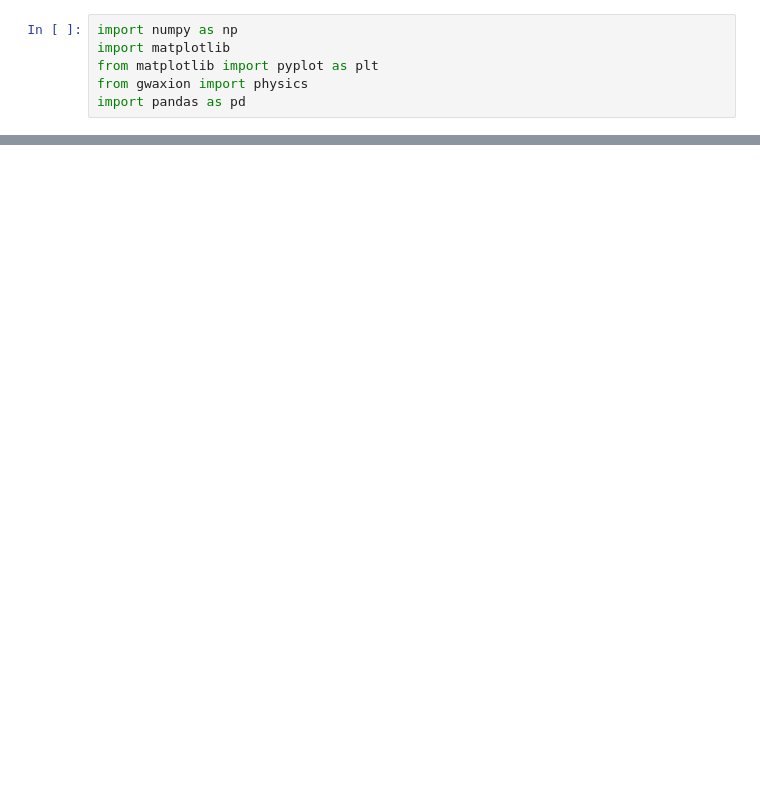
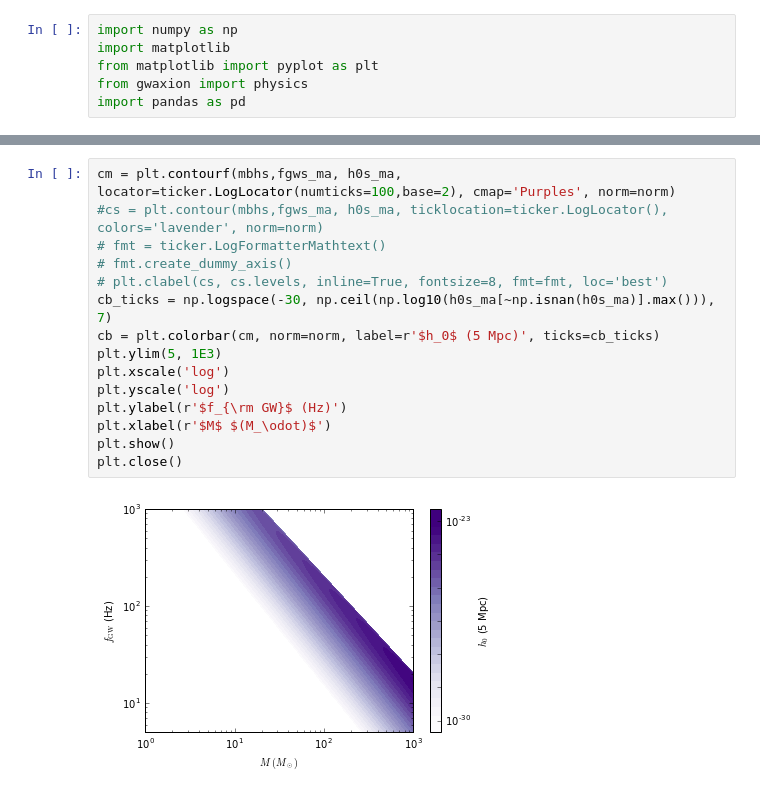
Before and after one commit to maxisi/gwaxion, a Jupyter notebook: examples/fgw_mbh_approx.ipynb, the cells around one changed output, grey strips where cells are left out. Drawn from its saved outputs; the diff is of its cells as text; blank space fills up the shorter version.

```diff
--- a/examples/fgw_mbh_approx.ipynb
+++ b/examples/fgw_mbh_approx.ipynb
@@ -11,0 +55,17 @@ distance = 5E6 * physics.PC_SI
+# %%
+cm = plt.contourf(mbhs,fgws_ma, h0s_ma, locator=ticker.LogLocator(numticks=100,base=2), cmap='Purples', norm=norm)
+#cs = plt.contour(mbhs,fgws_ma, h0s_ma, ticklocation=ticker.LogLocator(), colors='lavender', norm=norm)
+# fmt = ticker.LogFormatterMathtext()
+# fmt.create_dummy_axis()
+# plt.clabel(cs, cs.levels, inline=True, fontsize=8, fmt=fmt, loc='best')
+cb_ticks = np.logspace(-30, np.ceil(np.log10(h0s_ma[~np.isnan(h0s_ma)].max())), 7)
+cb = plt.colorbar(cm, norm=norm, label=r'$h_0$ (5 Mpc)', ticks=cb_ticks)
+plt.ylim(5, 1E3)
+plt.xscale('log')
+plt.yscale('log')
+plt.ylabel(r'$f_{\rm GW}$ (Hz)')
+plt.xlabel(r'$M$ $(M_\odot)$')
+plt.show()
+plt.close()
+# %% [output]
+[figure, added]
```
Also changed, not shown: parts of 12 cells of this notebook, 1 other file.
